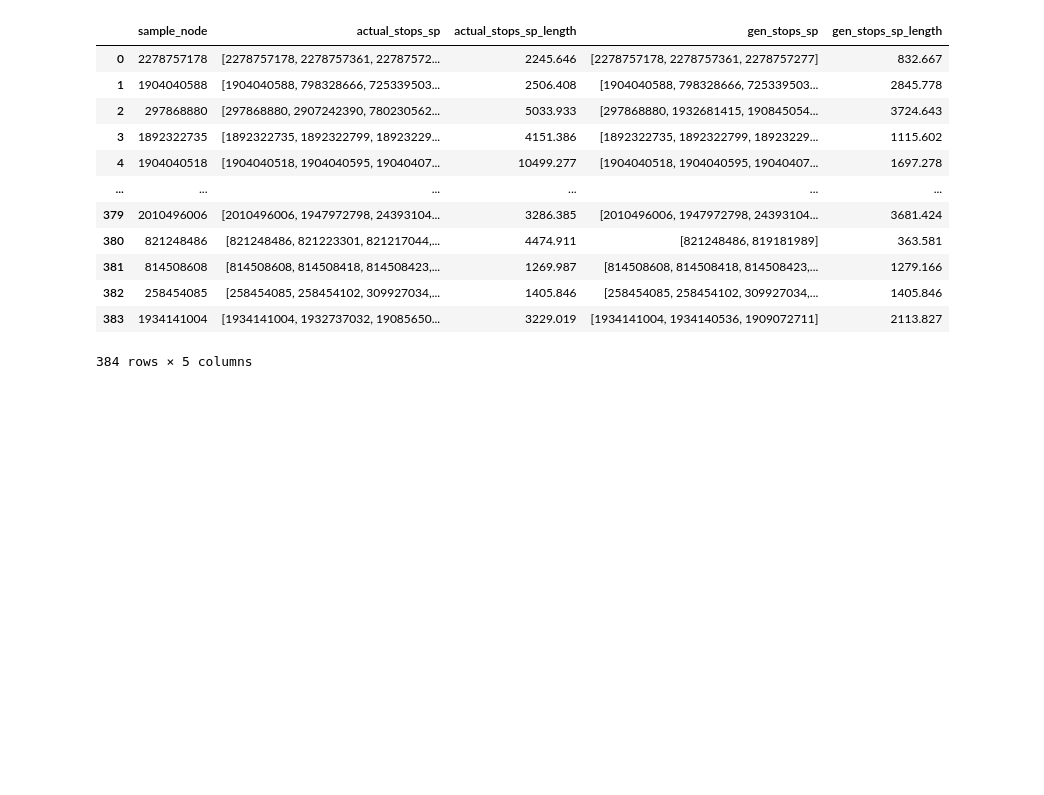
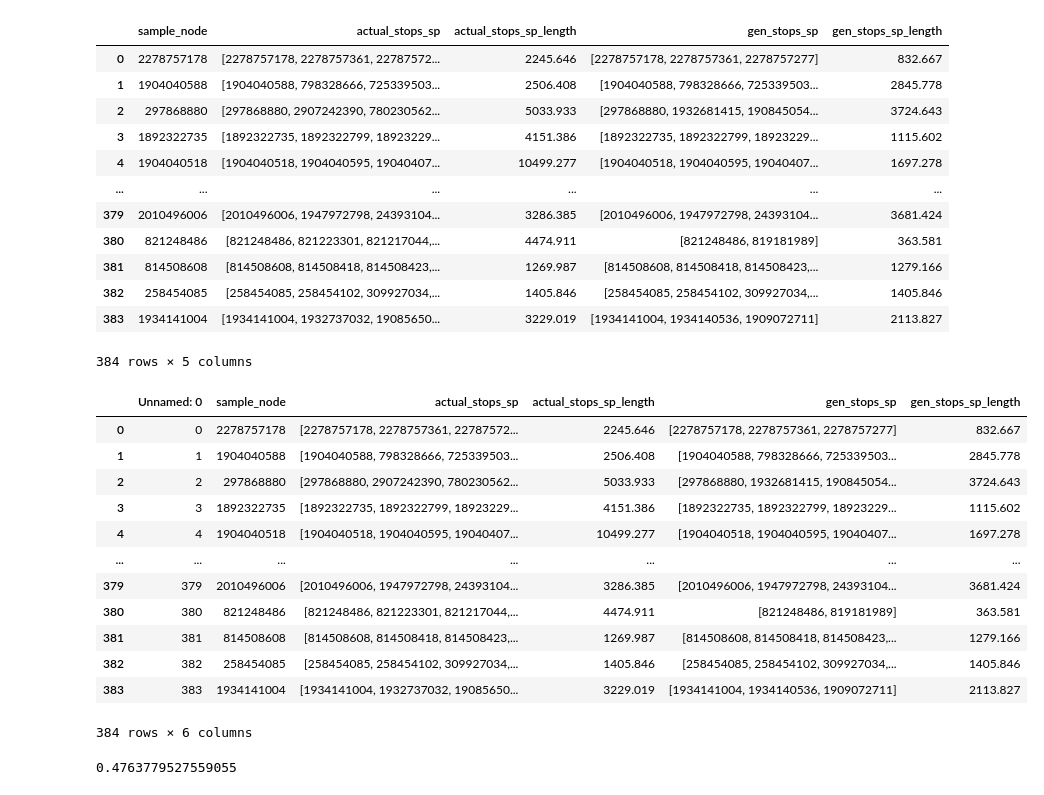
Before and after one commit to ancodia/donegal-bus-routes, a Jupyter notebook: testing/notebooks/testing.ipynb, the cells around one changed output. Saved outputs shown, nothing was run; the diff lists cells and outputs as text; code cells hidden in the pictures; blank space fills up the shorter version.

```diff
--- a/testing/notebooks/testing.ipynb
+++ b/testing/notebooks/testing.ipynb
@@ -184,3 +184,21 @@ Wall time: 10min 49s
 # %%
 results_df.to_csv(f"{config.testing_path}/"
                   f"results/results_seed123.csv")
+# %%
+results_df = pd.read_csv(f"{config.testing_path}/"
+                         f"results/results_seed123.csv")
+results_df
+# %% [output]
+|  | Unnamed: 0 | sample_node | actual_stops_sp | actual_stops_sp_length | gen_stops_sp | gen_stops_sp_length |
+| 0 | 0 | 2278757178 | [2278757178, 2278757361, 22787572... | 2245.646 | [2278757178, 2278757361, 2278757277] | 832.667 |
+| 1 | 1 | 1904040588 | [1904040588, 798328666, 725339503... | 2506.408 | [1904040588, 798328666, 725339503... | 2845.778 |
+| 2 | 2 | 297868880 | [297868880, 2907242390, 780230562... | 5033.933 | [297868880, 1932681415, 190845054... | 3724.643 |
+| 3 | 3 | 1892322735 | [1892322735, 1892322799, 18923229... | 4151.386 | [1892322735, 1892322799, 18923229... | 1115.602 |
+| 4 | 4 | 1904040518 | [1904040518, 1904040595, 19040407... | 10499.277 | [1904040518, 1904040595, 19040407... | 1697.278 |
+| ... | ... | ... | ... | ... | ... | ... |
+| 379 | 379 | 2010496006 | [2010496006, 1947972798, 24393104... | 3286.385 | [2010496006, 1947972798, 24393104... | 3681.424 |
+| 380 | 380 | 821248486 | [821248486, 821223301, 821217044,... | 4474.911 | [821248486, 819181989] | 363.581 |
+| 381 | 381 | 814508608 | [814508608, 814508418, 814508423,... | 1269.987 | [814508608, 814508418, 814508423,... | 1279.166 |
+| 382 | 382 | 258454085 | [258454085, 258454102, 309927034,... | 1405.846 | [258454085, 258454102, 309927034,... | 1405.846 |
+| 383 | 383 | 1934141004 | [1934141004, 1932737032, 19085650... | 3229.019 | [1934141004, 1934140536, 1909072711] | 2113.827 |
+384 rows × 6 columns
@@ -187,3 +212,7 @@ results_df.to_csv(f"{config.testing_path}/"
+# %%
+len(actual_stop_closer)/len(gen_stop_closer)
+# %% [output]
+0.4763779527559055
 # %%
 routes = [actual_stops_shortest_path, gen_stops_shortest_path]
 rc = ['r', 'y']
```
Also changed, not shown: parts of 1 cell of this notebook, 9 other files.
